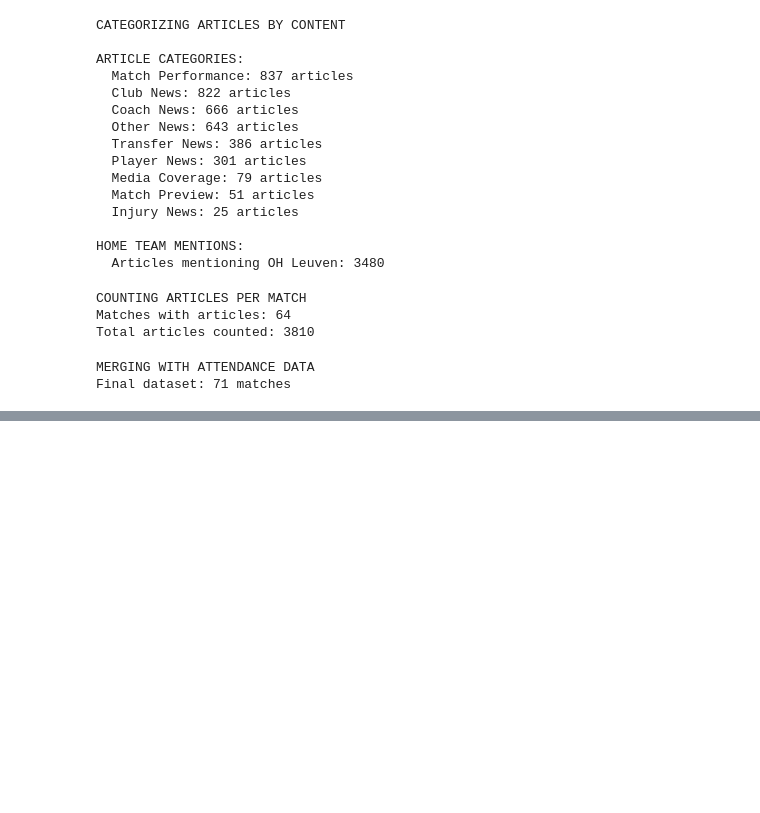
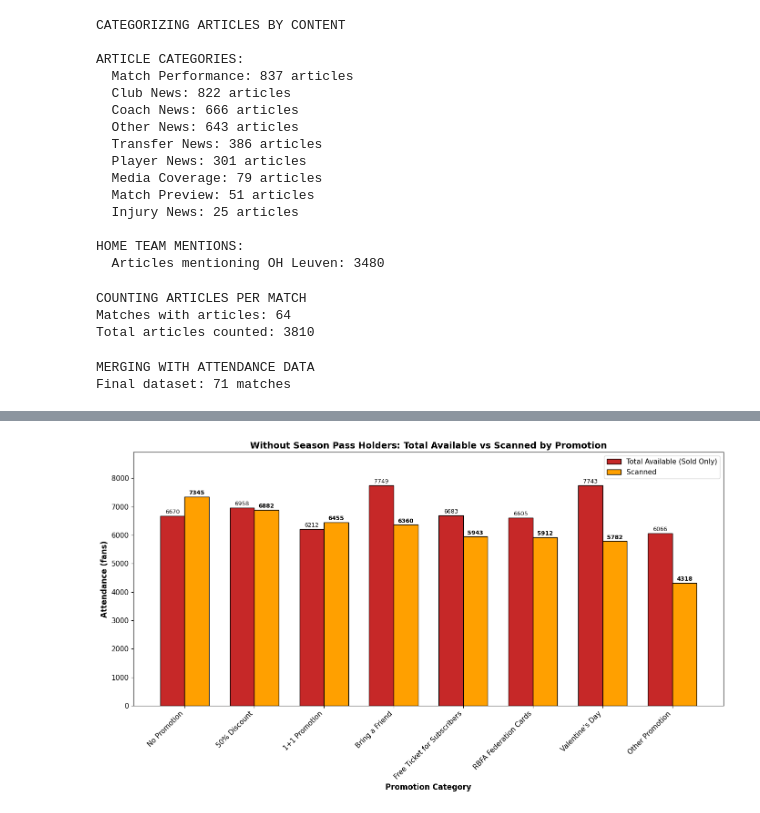
Before and after one commit to Nathan432532/UCLL-Project-Attendence, a Jupyter notebook: bar_charts.ipynb, the cells around one changed output, grey strips where cells are left out. Saved outputs shown, nothing was run; the diff lists cells and outputs as text; code cells hidden in the pictures; blank space fills up the shorter version.

Commit message:
bar charts update

```diff
--- a/bar_charts.ipynb
+++ b/bar_charts.ipynb
@@ -357,6 +1084,6 @@ IndentationError: unindent does not match any outer indentation level (<tokenize
 # %%
-# BAR CHART 2: Team Mention Impact
-print("\nBAR CHART 2: Team Mention Impact")
+# BAR CHART 5: Team Mention Impact
+print("\nBAR CHART 5: Team Mention Impact")
 
 if len(df_with_articles) > 0:
     # Calculate impact by mention type
@@ -456,6 +1183,7 @@ if len(df_with_articles) > 0:
                         f'{int(max_vals[i])}', ha='center', va='bottom', fontsize=8, fontweight='bold')
 
         plt.tight_layout()
+        save_chart('team_mention_impact')
         plt.show()
     else:
         print("No mention type data to display")
@@ -519,0 +1967,82 @@ KEY FINDINGS:
+# %%
+# ============================================================================
+# BAR CHART 2: Ticket Metrics by Promotion Category (WITHOUT Season Pass Holders)
+# ============================================================================
+print("\nBAR CHART 2: Ticket Metrics by Promotion Category (Without Season Pass Holders)")
+
+# Calculate total available without season pass holders
+df['total_available_without_season'] = df['tickets_sold_total']
+df['no_show_rate_without_season'] = 0
+mask = df['total_available_without_season'] > 0
+df.loc[mask, 'no_show_rate_without_season'] = (df.loc[mask, 'total_available_without_season'] -
+                                                 df.loc[mask, 'tickets_scanned']) / df.loc[mask, 'total_available_without_season']
+
+# Calculate metrics by promotion category (without season pass holders)
+promo_ticket_data_without = []
+
+for cat in promo_category_data:
+    category = cat['category']
+    cat_df = df[df['promotion_category'] == category]
+
+    if len(cat_df) > 0:
+        promo_ticket_data_without.append({
+            'category': category,
+            'sold': cat_df['tickets_sold_total'].mean(),
+            'total': cat_df['total_available_without_season'].mean(),
+            'scanned': cat_df['tickets_scanned'].mean(),
+            'no_show': cat_df['no_show_rate_without_season'].mean() * 100,
+            'matches': len(cat_df)
+        })
+
+promo_ticket_df_without = pd.DataFrame(promo_ticket_data_without).sort_values('scanned', ascending=False)
+
+print("\nTICKET METRICS BY PROMOTION CATEGORY (Without Season Pass Holders):")
+print("-" * 95)
+print(f"{'Promotion Category':<30} {'Sold':<10} {'Total':<10} {'Scanned':<10} {'No-Show':<10} {'Matches':<8}")
+print("-" * 95)
+for _, row in promo_ticket_df_without.iterrows():
+    print(f"{row['category']:<30} {row['sold']:.0f}{' ':<6} {row['total']:.0f}{' ':<6} {row['scanned']:.0f}{' ':<6} {row['no_show']:.0f}%{' ':<6} {row['matches']:<8}")
+
+# Create bar chart - Total Available vs Scanned (Without Season Pass Holders)
+fig, ax = plt.subplots(figsize=(14, 8))
+
+x = np.arange(len(promo_ticket_df_without))
+width = 0.35
+
+total_vals = promo_ticket_df_without['total'].values
+scanned_vals = promo_ticket_df_without['scanned'].values
+
+bars_total = ax.bar(x - width/2, total_vals, width, label='Total Available (Sold Only)', color='#C62828', edgecolor='black')
+bars_scanned = ax.bar(x + width/2, scanned_vals, width, label='Scanned', color='#FFA000', edgecolor='black')
+
+ax.set_ylabel('Attendance (fans)', fontsize=12, fontweight='bold')
+ax.set_xlabel('Promotion Category', fontsize=12, fontweight='bold')
+ax.set_title('Without Season Pass Holders: Total Available vs Scanned by Promotion', fontsize=14, fontweight='bold')
+ax.set_xticks(x)
+ax.set_xticklabels(promo_ticket_df_without['category'], rotation=45, ha='right')
+ax.legend()
+
+max_val = max(total_vals.max(), scanned_vals.max())
+ax.set_ylim(0, max_val * 1.15)
+
+# Add value labels
+for bar, val in zip(bars_total, total_vals):
+    ax.text(bar.get_x() + bar.get_width()/2, bar.get_height() + 30, f'{int(val)}',
+            ha='center', va='bottom', fontsize=9)
+for bar, val in zip(bars_scanned, scanned_vals):
+    ax.text(bar.get_x() + bar.get_width()/2, bar.get_height() + 30, f'{int(val)}',
+            ha='center', va='bottom', fontsize=9, fontweight='bold')
+
+plt.tight_layout()
+save_chart('attendance_by_promotion_category_without_season_pass')
+plt.show()
+
+# No-show rate analysis (without season pass holders)
+print("\n" + "=" * 80)
+print("NO-SHOW RATE ANALYSIS (Without Season Pass Holders)")
+print("=" * 80)
+print(f"\nOverall average no-show rate: {df['no_show_rate_without_season'].mean()*100:.1f}%")
+print("\nNo-Show Rate by Promotion Category:")
+for _, row in promo_ticket_df_without.iterrows():
+    print(f"  {row['category']}: {row['no_show']:.1f}% no-show rate ({row['matches']} matches)")
+# %% [output]
@@ -519,0 +2064 @@ KEY FINDINGS:
+[figure, added]
```
Also changed, not shown: parts of 12 cells of this notebook, 10 other files.
